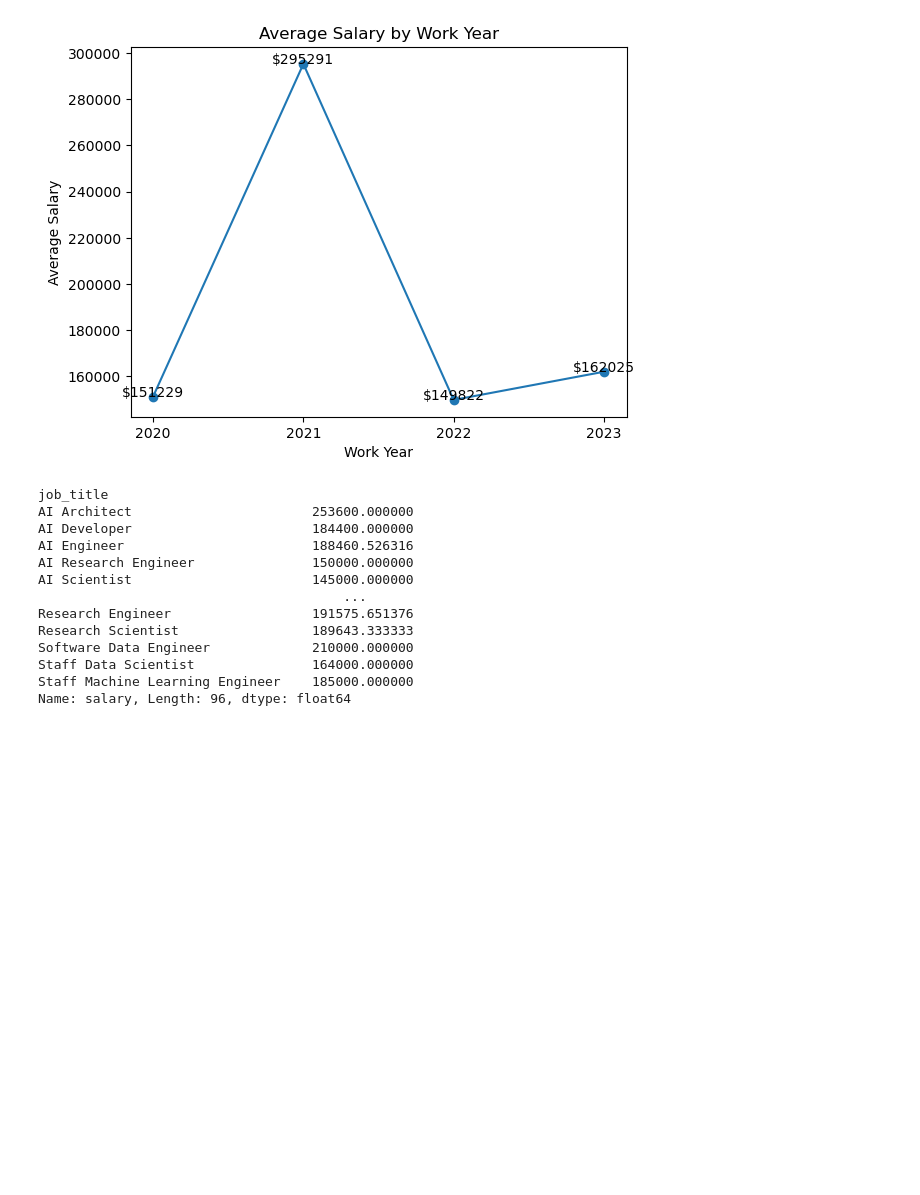
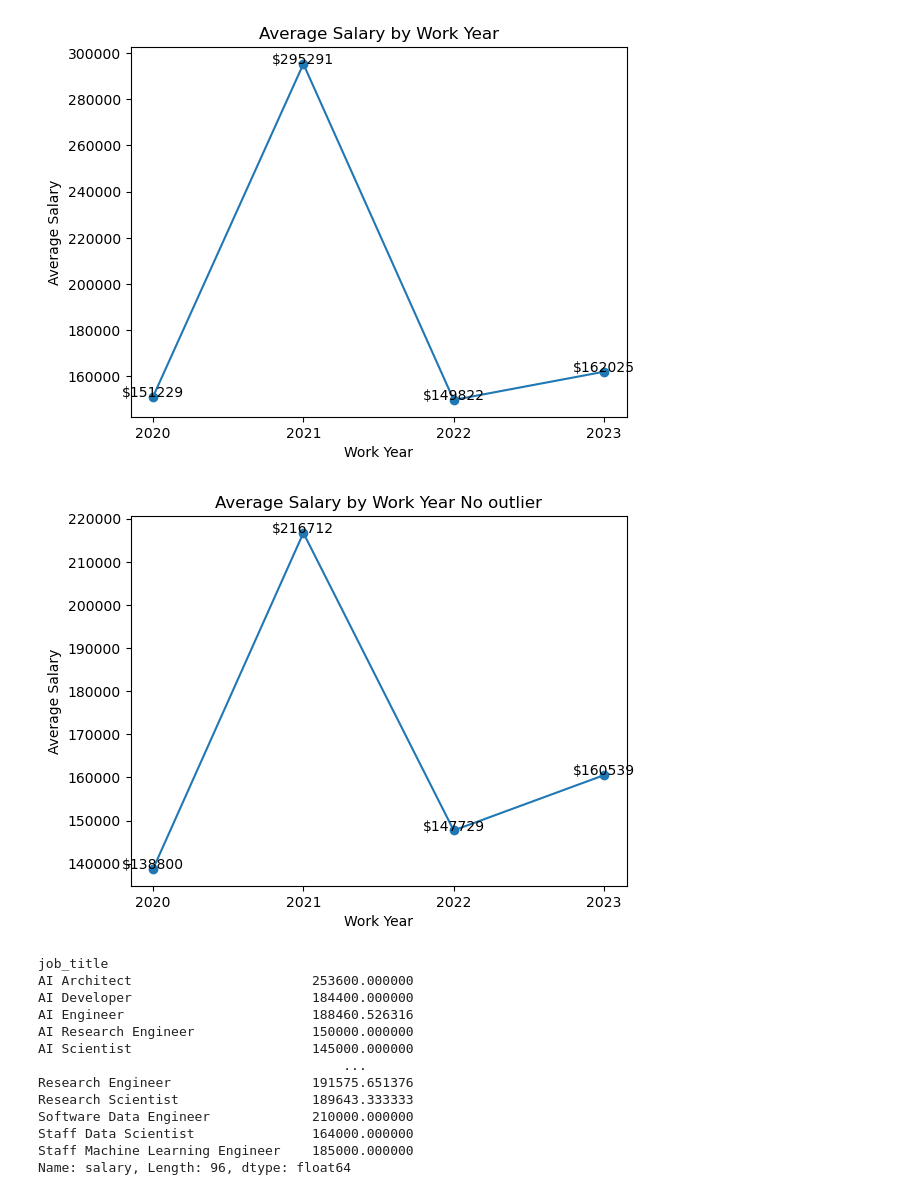
Before and after one commit to christian-a-smith/project-1, a Jupyter notebook: Average_salaries.ipynb, the cells around one changed output. Saved outputs shown, nothing was run; the diff lists cells and outputs as text; code cells hidden in the pictures; blank space fills up the shorter version.

Commit message:
Average salary by year with no outlier

```diff
--- a/Average_salaries.ipynb
+++ b/Average_salaries.ipynb
@@ -37,6 +37,10 @@ upper_bound = Q3 + 1.5 * IQR
 outliers = salaries_df.loc[(salaries_df['salary'] < lower_bound) | (salaries_df['salary'] > upper_bound)]
 
 # Print the outliers
-print("Outliers:")
-print(outliers)
+#print("Outliers:")
+#print(outliers)
+
+no_outliers_df = salaries_df.loc[(salaries_df['salary'] > lower_bound) | (salaries_df['salary'] < upper_bound)]
+#print(no_outliers_df)
+no_outliers_df
 # %% [output]
@@ -60,3 +60,13 @@ Outliers:
+# %%
+salary_yearly_outliers = salaries_df[["work_year","salary"]]
+for job_title, group in salary_yearly_outliers.groupby('work_year'):
+    Q1 = group['salary'].quantile(0.25)
+    Q3 = group['salary'].quantile(0.75)
+    IQR = Q3 - Q1
+    lower_bound = Q1 - 1.5 * IQR
+    upper_bound = Q3 + 1.5 * IQR
+    group_no_yearly_outliers = group[(group['salary'] > lower_bound) & (group['salary'] < upper_bound)]
+    salary_yearly_outliers = pd.concat([salary_yearly_outliers, group_no_yearly_outliers])
 # %%
 # Average salaries by remote work
 remote_ratio_Average_salaries = salaries_df.groupby(["remote_ratio"])["salary"].mean()
@@ -139,6 +149,31 @@ plt.xticks(years)
 plt.savefig('./AverageSalariesOutput/Average_Salary_by_Work_Year.png', bbox_inches='tight')
 # %% [output]
 [figure]
+# %%
+# Average salaries yearly
+yearly_Average_salaries_no_outlier = salary_yearly_outliers.groupby(["work_year"]).mean()
+
+# Plot the line graph
+plt.plot(yearly_Average_salaries_no_outlier.index, yearly_Average_salaries_no_outlier['salary'], marker='o')
+
+# Extract unique years from the DataFrame
+years = no_outliers_df['work_year'].unique()
+
+# Add text to each data point
+for i, txt in enumerate(yearly_Average_salaries_no_outlier['salary']):
+    plt.text(yearly_Average_salaries_no_outlier.index[i], txt, f'${txt:.0f}', ha='center')
+
+# Customize the plot
+plt.title('Average Salary by Work Year No outlier')
+plt.xlabel('Work Year')
+plt.ylabel('Average Salary')
+plt.xticks(years)
+
+# Show the plot
+#plt.show()
+plt.savefig('./AverageSalariesOutput/Average_Salary_by_Work_Year_No_outlier.png', bbox_inches='tight')
+# %% [output]
+[figure, added]
 # %%
 # Calculate average salary by job title
 avg_salary_by_job_title = salaries_df.groupby('job_title')['salary'].mean()
```
Also changed, not shown: parts of 1 cell of this notebook, 1 other file.
